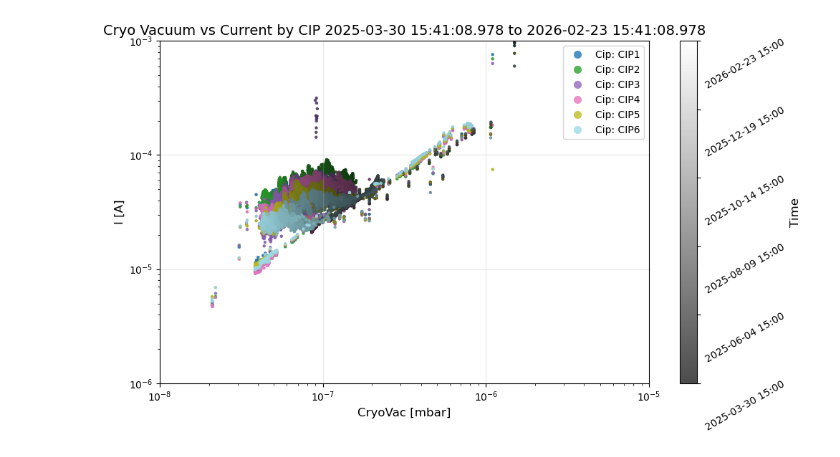
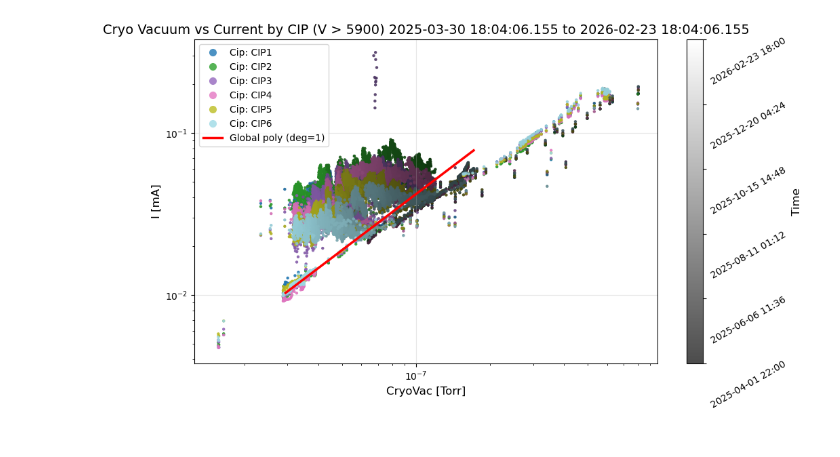
Before and after one commit to lsst/CameraTimesSquare, a Jupyter notebook: operations/vacuum.ipynb, the cells around one changed output. Drawn from its saved outputs; the diff is of its cells as text; code cells hidden in the pictures.

```diff
--- a/operations/vacuum.ipynb
+++ b/operations/vacuum.ipynb
@@ -21,8 +21,9 @@ OFFSET = {
 }
 BIN_INFLUX = time_interval
 BIN_PANDAS = "1min"
-CRYOVAC_TORR_TO_MBAR = 1.3333
-CURRENT_MA_TO_A = 1e-3
+
+global_poly_coeffs=np.array([ 0.86938622, -5.80271317])
+# Use consistent units across notebook: CryoVac [Torr], I [mA]
 
 client = EfdClient("usdf_efd")
 
@@ -59,7 +60,7 @@ async def load_vacuum_data(efd_client, start_time, end_time):
         query1 = f"""SELECT mean("CryoVac") AS "mean_CryoVac" FROM "lsst.MTCamera"."autogen"."lsst.MTCamera.vacuum_cryo"
         WHERE time > '{start_time.iso}' AND time < '{end_time.iso}'
         GROUP BY time({BIN_INFLUX}) FILL(null)"""
-        query2 = f"""SELECT mean("I") AS "mean_I" FROM "lsst.MTCamera"."autogen"."lsst.MTCamera.vacuum_cryo_cip"
+        query2 = f"""SELECT mean("I") AS "mean_I", mean("V") AS "mean_V" FROM "lsst.MTCamera"."autogen"."lsst.MTCamera.vacuum_cryo_cip"
         WHERE time > '{start_time.iso}' AND time < '{end_time.iso}'
         GROUP BY time({BIN_INFLUX}), "Cip" FILL(null)"""
 
@@ -72,7 +73,7 @@ async def load_vacuum_data(efd_client, start_time, end_time):
             df2 = pd.concat(dfs_list) if dfs_list else pd.DataFrame()
         else:
             df2 = result_to_df(result2)
-        df2 = df2.rename(columns={"mean_I": "I"})
+        df2 = df2.rename(columns={"mean_I": "I", "mean_V": "V"})
         return df1, df2
 
     print("No influx query client found; using select_time_series fallback")
@@ -84,19 +85,19 @@ async def load_vacuum_data(efd_client, start_time, end_time):
     )
     df2_raw = await efd_client.select_time_series(
         topic_name="lsst.MTCamera.vacuum_cryo_cip",
-        fields=["I", "Cip"],
+        fields=["I", "V", "Cip"],
         start=start_time,
         end=end_time,
     )
 
     df1 = ensure_datetime_index(df1_raw)[["CryoVac"]].resample(BIN_PANDAS).mean()
     df2 = ensure_datetime_index(df2_raw)
-    if "I" not in df2.columns or "Cip" not in df2.columns:
+    if "I" not in df2.columns or "V" not in df2.columns or "Cip" not in df2.columns:
         raise KeyError(f"Fallback query missing columns. Available: {list(df2.columns)}")
     df2 = (
-        df2[["Cip", "I"]]
+        df2[["Cip", "I", "V"]]
         .dropna(subset=["Cip"])
-        .groupby([pd.Grouper(freq=BIN_PANDAS), "Cip"])["I"]
+        .groupby([pd.Grouper(freq=BIN_PANDAS), "Cip"])[["I", "V"]]
         .mean()
         .reset_index()
         .set_index("time")
@@ -112,6 +113,11 @@ df1, df2 = await load_vacuum_data(client, t_start_val, t_end_val)
 df_merged = pd.merge(df1, df2, left_index=True, right_index=True, how="inner")
 if df_merged.empty:
     raise ValueError("No merged data found for the selected time range.")
+if "V" not in df_merged.columns:
+    raise KeyError(f"V column not found after merge. Available columns: {list(df_merged.columns)}")
+df_merged = df_merged[df_merged["V"] > 5900].copy()
+if df_merged.empty:
+    raise ValueError("No data points remain after applying V > 5900 filter.")
 
 fig, ax = plt.subplots(figsize=(10, 6))
 unique_cips = df_merged["Cip"].dropna().unique()
@@ -131,8 +137,8 @@ for i, cip in enumerate(unique_cips):
     b = brightness[mask.to_numpy()].reshape(-1, 1)
     colors = np.clip(base_rgb * b, 0, 1).astype(float)
     ax.scatter(
-        df_merged.loc[mask, "CryoVac"] * CRYOVAC_TORR_TO_MBAR,
-        (df_merged.loc[mask, "I"] - OFFSET.get(cip, 0.0)) * CURRENT_MA_TO_A,
+        df_merged.loc[mask, "CryoVac"],
+        (df_merged.loc[mask, "I"] - OFFSET.get(cip, 0.0)),
         color=colors, alpha=0.9, s=10, edgecolors="none"
     )
     legend_color = np.clip(base_rgb * 0.8 + 0.2, 0, 1)
@@ -143,6 +149,34 @@ for i, cip in enumerate(unique_cips):
             label=f"Cip: {cip}"
         )
     )
+
+# Overlay polynomial fit results from Cell 4 (per-CIP) and Cell 5 (global)
+log_base_for_plot = int(globals().get("LOG_BASE", 10))
+
+def _log_transform_for_plot(v, base):
+    return np.log10(v) if base == 10 else np.log(v)
+
+def _inv_log_transform_for_plot(v, base):
+    return 10 ** v if base == 10 else np.exp(v)
+
+
+if "global_poly_coeffs" in globals() and global_poly_coeffs is not None:
+    i_corr_ma_all = (df_merged["I"] - df_merged["Cip"].map(OFFSET).fillna(0.0)).to_numpy(dtype=float)
+    valid_global = np.isfinite(i_corr_ma_all) & (i_corr_ma_all > 0)
+    if np.count_nonzero(valid_global) > 2:
+##       i_line_ma = np.logspace(np.log10(np.nanmin(i_corr_ma_all[valid_global])), np.log10(np.nanmax(i_corr_ma_all[valid_global])), 300)
+        i_line_ma = np.logspace(-1.9879937236649605, -1.1068178452766648, 300)
+        ly = np.polyval(global_poly_coeffs, _log_transform_for_plot(i_line_ma, log_base_for_plot))
+        x_line_torr = _inv_log_transform_for_plot(ly, log_base_for_plot)
+        y_line_ma = i_line_ma
+
+        deg_text = int(globals().get("global_poly_degree", len(global_poly_coeffs) - 1))
+        ax.plot(x_line_torr, y_line_ma, color="red", linewidth=2.5)
+        legend_handles.append(
+            Line2D([0], [0], color="red", linewidth=2.5, label=f"Global poly (deg={deg_text})")
+        )
+else:
+    print("Cell 5 global polynomial result not found. Run Cell 5 to overlay global polynomial curve.")
 
 bright_greys = mcolors.LinearSegmentedColormap.from_list(
     "bright_greys", [(0.3, 0.3, 0.3), (1, 1, 1)]
@@ -155,12 +189,16 @@ cbar.set_label("Time", fontsize=12)
 tick_labels = pd.to_datetime(ticks).strftime("%Y-%m-%d %H:%M")
 cbar.ax.set_yticklabels(tick_labels, rotation=30)
 
-ax.set_xlabel("CryoVac [mbar]", fontsize=12)
-ax.set_ylabel("I [A]", fontsize=12)
-ax.set_ylim(1e-6, 1e-3)
-ax.set_xlim(1e-8, 1e-5)
+ax.set_xlabel("CryoVac [Torr]", fontsize=12)
+ax.set_ylabel("I [mA]", fontsize=12)
+x_plot = df_merged["CryoVac"].to_numpy(dtype=float)
+y_plot = (df_merged["I"] - df_merged["Cip"].map(OFFSET).fillna(0.0)).to_numpy(dtype=float)
+valid_plot = np.isfinite(x_plot) & np.isfinite(y_plot) & (x_plot > 0) & (y_plot > 0)
+if np.count_nonzero(valid_plot) > 1:
+    ax.set_xlim(np.nanmin(x_plot[valid_plot]) * 0.8, np.nanmax(x_plot[valid_plot]) * 1.2)
+    ax.set_ylim(np.nanmin(y_plot[valid_plot]) * 0.8, np.nanmax(y_plot[valid_plot]) * 1.2)
 ax.loglog()
-ax.set_title(f"Cryo Vacuum vs Current by CIP {t_start} to {t_end_iso}", fontsize=14)
+ax.set_title(f"Cryo Vacuum vs Current by CIP (V > 5900) {t_start} to {t_end_iso}", fontsize=14)
 ax.legend(handles=legend_handles)
 ax.grid(True, alpha=0.3)
 plt.tight_layout()
@@ -170,4 +208,4 @@ Resolved time range: 2025-03-30 15:41:08.978 -> 2026-02-23 15:41:08.978
-[figure, old version]
+[figure, new version]
 # %%
 # Time-series plot: CryoVac and I for each CIP
 if "df1" not in globals() or "df2" not in globals():
```
Also changed, not shown: parts of 6 cells of this notebook.
